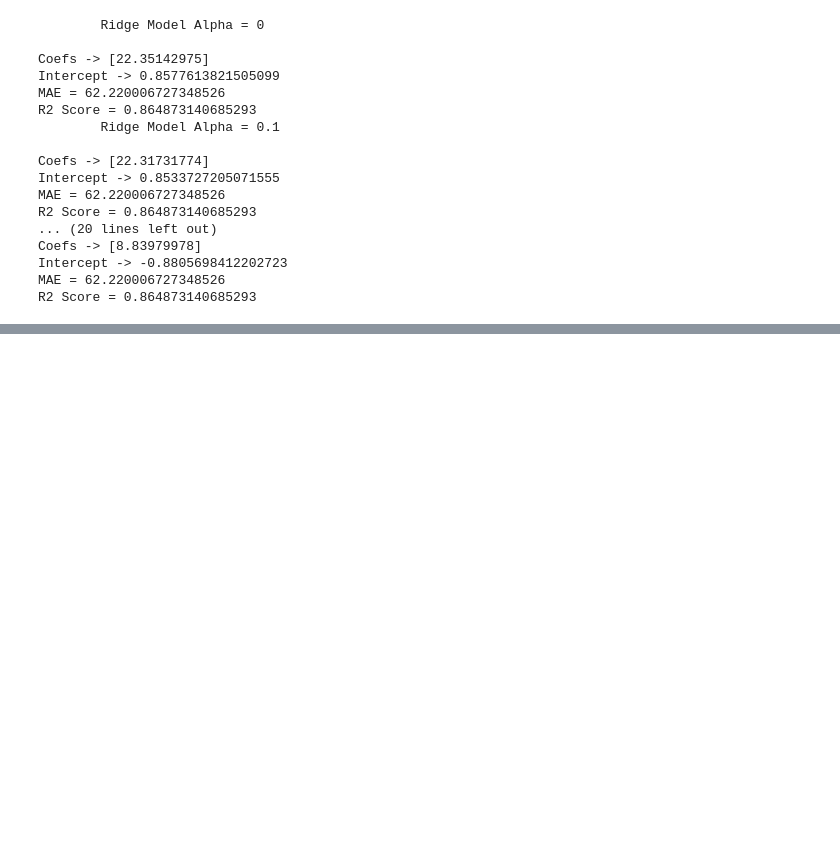
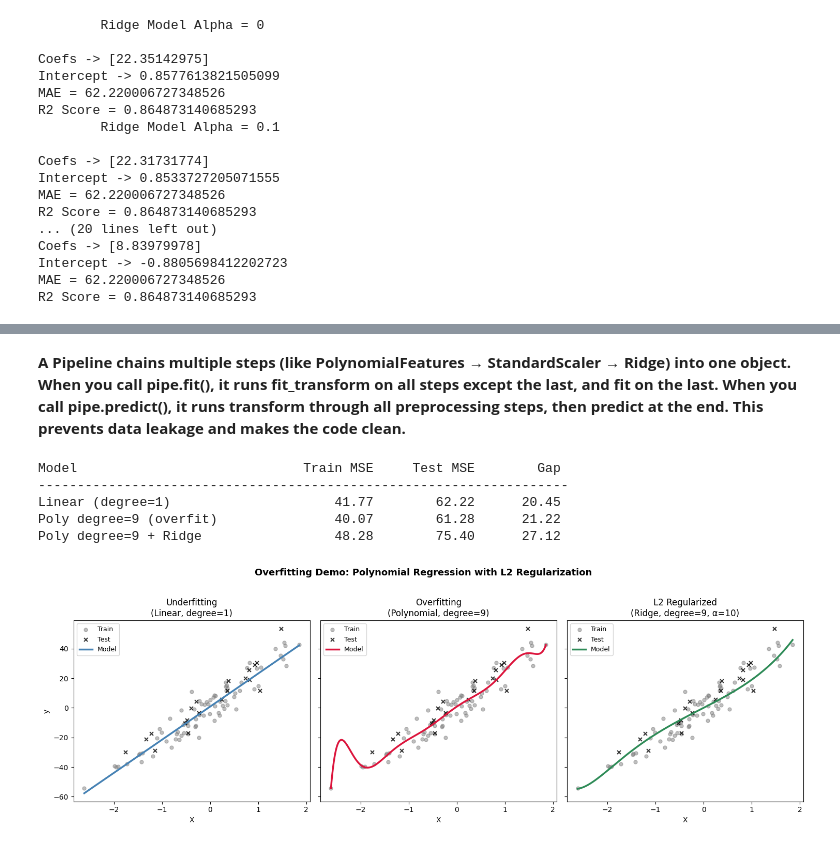
Before and after one commit to PradhumanSoni/Learn_ML, a Jupyter notebook: practice.ipynb, the cells around one changed output, grey strips where cells are left out. Saved outputs shown, nothing was run; the diff lists cells and outputs as text; code cells hidden in the pictures; blank space fills up the shorter version.

```diff
--- a/practice.ipynb
+++ b/practice.ipynb
@@ -82,0 +87,71 @@ TypeError: plot() got an unexpected keyword argument 'x'
+# %% [markdown]
+**A Pipeline chains multiple steps (like PolynomialFeatures → StandardScaler → Ridge) into one object. When you call pipe.fit(), it runs fit_transform on all steps except the last, and fit on the last. When you call pipe.predict(), it runs transform through all preprocessing steps, then predict at the end. This prevents data leakage and makes the code clean.**
+# %%
+# ── 1. Build three pipelines ──────────────────────────────────────────────────
+def make_pipeline(degree, alpha=0.0):
+    steps = [
+        ('poly', PolynomialFeatures(degree=degree, include_bias=False)), # Pipeline performs this First
+        # include_bias = False means we not add constant column in the start, we can if we want to work with Gradient Descent Algo
+
+        ('scaler', StandardScaler()),      # second this will be applied
+    ]
+    if alpha > 0:
+        steps.append(('model', Ridge(alpha=alpha)))
+    else:
+        steps.append(('model', LinearRegression()))
+    return Pipeline(steps)                # Pipeline chains many things in one (like PolynomialFeatures → StandardScaler → Ridge) into one object.
+
+pipe_linear   = make_pipeline(degree=1)        # underfitting
+pipe_overfit  = make_pipeline(degree=9)        # overfitting
+pipe_ridge    = make_pipeline(degree=9, alpha=10)  # L2 regularized
+
+# ── 3. Fit all three ──────────────────────────────────────────────────────────
+for pipe in [pipe_linear, pipe_overfit, pipe_ridge]:
+    pipe.fit(X_train, y_train)  # This fits and transform the data now one by one
+
+# ── 4. Evaluate: train vs test MSE ───────────────────────────────────────────
+models = {
+    "Linear (degree=1)":        pipe_linear,
+    "Poly degree=9 (overfit)":  pipe_overfit,
+    "Poly degree=9 + Ridge":    pipe_ridge,
+}
+
+print(f"{'Model':<30} {'Train MSE':>12} {'Test MSE':>12} {'Gap':>10}")
+print("-" * 68)
+for name, pipe in models.items():
+    train_mse = mean_squared_error(y_train, pipe.predict(X_train))
+    test_mse  = mean_squared_error(y_test,  pipe.predict(X_test))
+    gap       = test_mse - train_mse
+    print(f"{name:<30} {train_mse:>12.2f} {test_mse:>12.2f} {gap:>10.2f}")
+
+# ── 5. Plot ───────────────────────────────────────────────────────────────────
+X_plot = np.linspace(X.min(), X.max(), 300).reshape(-1, 1)
+
+fig, axes = plt.subplots(1, 3, figsize=(15, 5), sharey=True)
+titles = ["Underfitting\n(Linear, degree=1)",
+          "Overfitting\n(Polynomial, degree=9)",
+          "L2 Regularized\n(Ridge, degree=9, α=10)"]
+pipes  = [pipe_linear, pipe_overfit, pipe_ridge]
+colors = ["steelblue", "crimson", "seagreen"]
+
+for ax, title, pipe, color in zip(axes, titles, pipes, colors):
+    ax.scatter(X_train, y_train, alpha=0.5, s=25, color="gray",  label="Train")
+    ax.scatter(X_test,  y_test,  alpha=0.8, s=25, color="black", label="Test", marker="x")
+    ax.plot(X_plot, pipe.predict(X_plot), color=color, linewidth=2.5, label="Model")
+    ax.set_title(title, fontsize=12)
+    ax.set_xlabel("X")
+    ax.legend(fontsize=9)
+
+axes[0].set_ylabel("y")
+plt.suptitle("Overfitting Demo: Polynomial Regression with L2 Regularization",
+             fontsize=13, fontweight='bold', y=1.02)
+plt.tight_layout()
+plt.savefig("overfitting_demo.png", dpi=130, bbox_inches="tight")
+plt.show()
+# %% [output]
+Model                             Train MSE     Test MSE        Gap
+--------------------------------------------------------------------
+Linear (degree=1)                     41.77        62.22      20.45
+Poly degree=9 (overfit)               40.07        61.28      21.22
+Poly degree=9 + Ridge                 48.28        75.40      27.12
+[figure, added]
```
Also changed, not shown: parts of 2 cells of this notebook.
